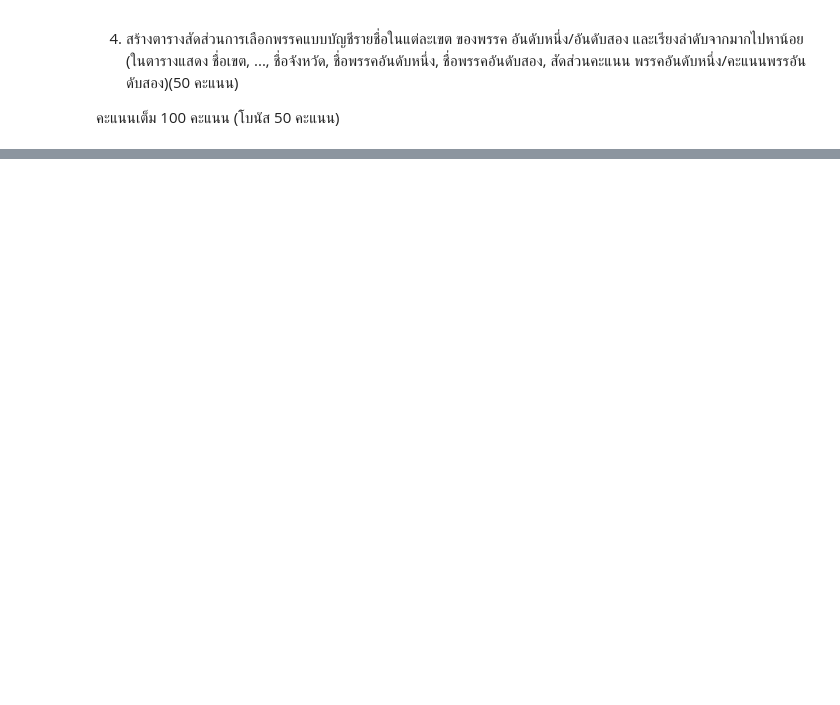
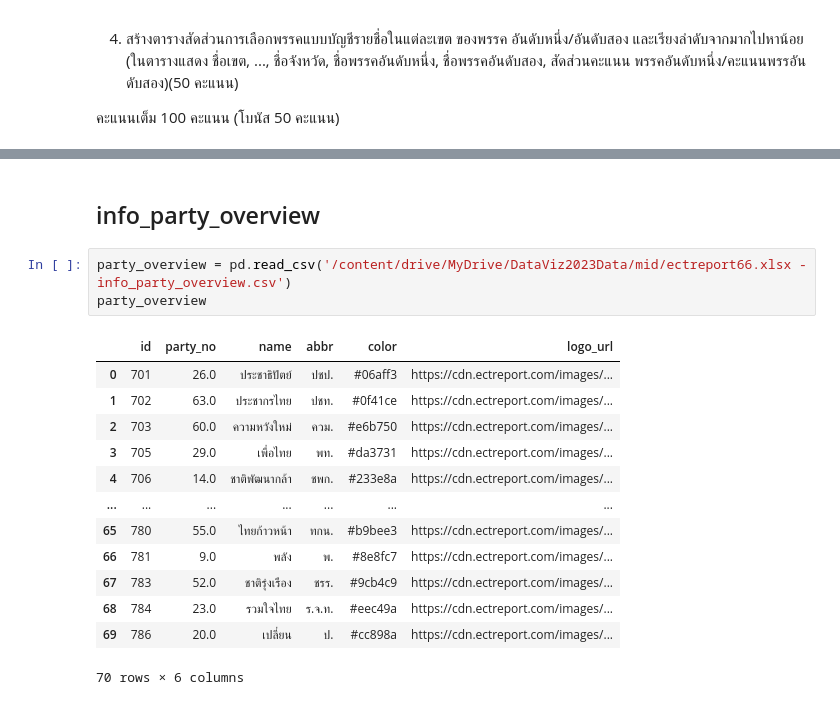
Before and after one commit to Tonry12/python_dataviz2023, a Jupyter notebook: midterm_basicpythonanddataviz2023.ipynb, the cells around one changed output, grey strips where cells are left out. Saved outputs shown, nothing was run; the diff lists cells and outputs as text; blank space fills up the shorter version.

```diff
--- a/midterm_basicpythonanddataviz2023.ipynb
+++ b/midterm_basicpythonanddataviz2023.ipynb
@@ -17,0 +101,19 @@
+# %% [markdown]
+## info_party_overview
+# %%
+party_overview = pd.read_csv('/content/drive/MyDrive/DataViz2023Data/mid/ectreport66.xlsx - info_party_overview.csv')
+party_overview
+# %% [output]
+|  | id | party_no | name | abbr | color | logo_url |
+| 0 | 701 | 26.0 | ประชาธิปัตย์ | ปชป. | #06aff3 | https://cdn.ectreport.com/images/... |
+| 1 | 702 | 63.0 | ประชากรไทย | ปชท. | #0f41ce | https://cdn.ectreport.com/images/... |
+| 2 | 703 | 60.0 | ความหวังใหม่ | ควม. | #e6b750 | https://cdn.ectreport.com/images/... |
+| 3 | 705 | 29.0 | เพื่อไทย | พท. | #da3731 | https://cdn.ectreport.com/images/... |
+| 4 | 706 | 14.0 | ชาติพัฒนากล้า | ชพก. | #233e8a | https://cdn.ectreport.com/images/... |
+| ... | ... | ... | ... | ... | ... | ... |
+| 65 | 780 | 55.0 | ไทยก้าวหน้า | ทกน. | #b9bee3 | https://cdn.ectreport.com/images/... |
+| 66 | 781 | 9.0 | พลัง | พ. | #8e8fc7 | https://cdn.ectreport.com/images/... |
+| 67 | 783 | 52.0 | ชาติรุ่งเรือง | ชรร. | #9cb4c9 | https://cdn.ectreport.com/images/... |
+| 68 | 784 | 23.0 | รวมใจไทย | ร.จ.ท. | #eec49a | https://cdn.ectreport.com/images/... |
+| 69 | 786 | 20.0 | เปลี่ยน | ป. | #cc898a | https://cdn.ectreport.com/images/... |
+70 rows × 6 columns
```
Also changed, not shown: parts of 17 cells of this notebook.
